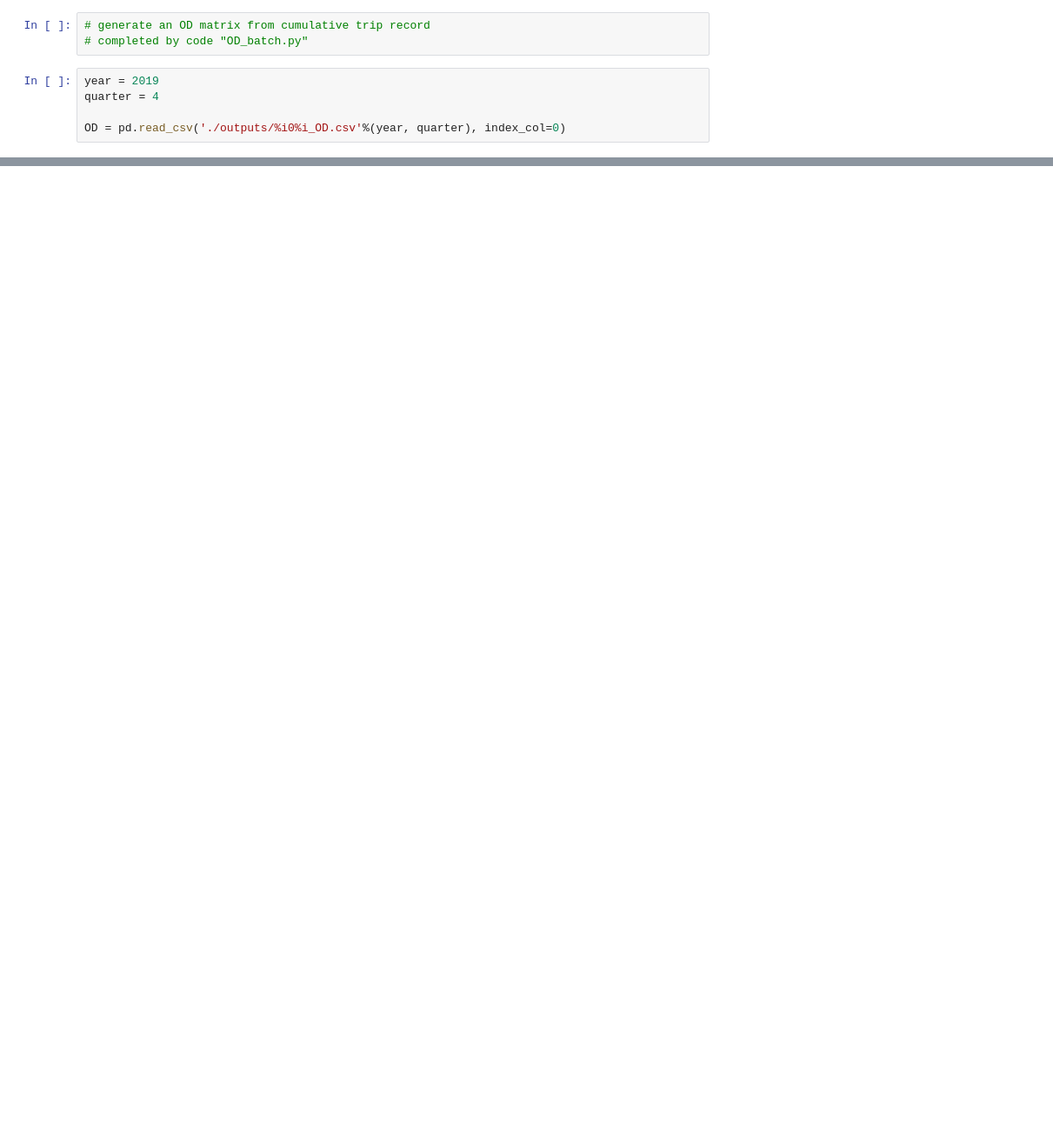
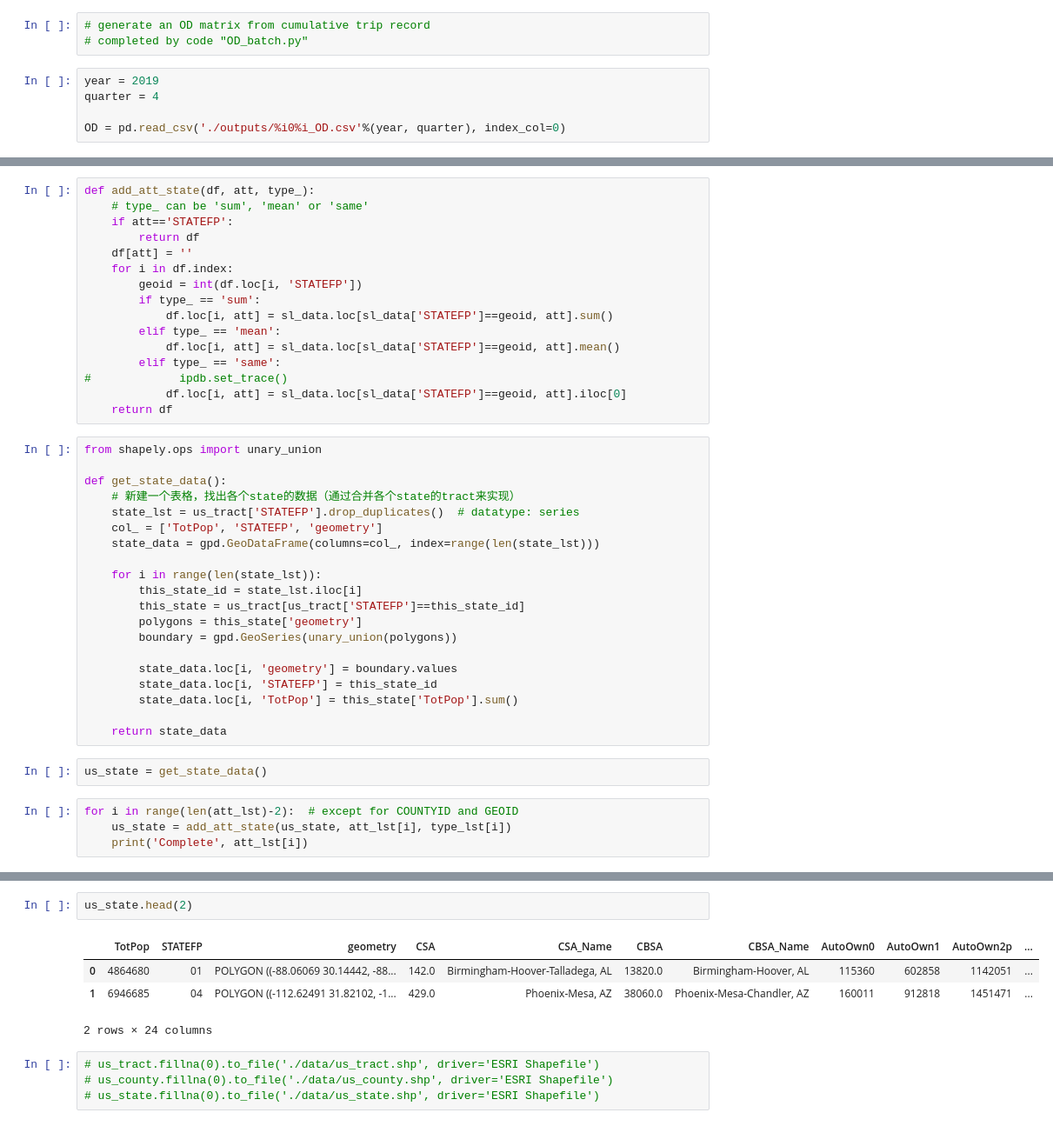
Before and after one commit to khzhang2/Air_Traffic, a Jupyter notebook: Data_Processing.ipynb, the cells around one changed output, grey strips where cells are left out. Shown: that part at 87% size. Drawn from its saved outputs; the diff is of its cells as text; blank space fills up the shorter version.

```diff
--- a/Data_Processing.ipynb
+++ b/Data_Processing.ipynb
@@ -50,0 +202,42 @@ w, v = np.linalg.eig(OD_np)
+# %%
+def add_att_state(df, att, type_):
+    # type_ can be 'sum', 'mean' or 'same'
+    if att=='STATEFP':
+        return df
+    df[att] = ''
+    for i in df.index:
+        geoid = int(df.loc[i, 'STATEFP'])
+        if type_ == 'sum':
+            df.loc[i, att] = sl_data.loc[sl_data['STATEFP']==geoid, att].sum()
+        elif type_ == 'mean':
+            df.loc[i, att] = sl_data.loc[sl_data['STATEFP']==geoid, att].mean()
+        elif type_ == 'same':
+#             ipdb.set_trace()
+            df.loc[i, att] = sl_data.loc[sl_data['STATEFP']==geoid, att].iloc[0]
+    return df
+# %%
+from shapely.ops import unary_union
+
+def get_state_data():
+    # 新建一个表格，找出各个state的数据（通过合并各个state的tract来实现）
+    state_lst = us_tract['STATEFP'].drop_duplicates()  # datatype: series
+    col_ = ['TotPop', 'STATEFP', 'geometry']
+    state_data = gpd.GeoDataFrame(columns=col_, index=range(len(state_lst)))
+
+    for i in range(len(state_lst)):
+        this_state_id = state_lst.iloc[i]
+        this_state = us_tract[us_tract['STATEFP']==this_state_id]
+        polygons = this_state['geometry']
+        boundary = gpd.GeoSeries(unary_union(polygons))
+
+        state_data.loc[i, 'geometry'] = boundary.values
+        state_data.loc[i, 'STATEFP'] = this_state_id
+        state_data.loc[i, 'TotPop'] = this_state['TotPop'].sum()
+
+    return state_data
+# %%
+us_state = get_state_data()
+# %%
+for i in range(len(att_lst)-2):  # except for COUNTYID and GEOID
+    us_state = add_att_state(us_state, att_lst[i], type_lst[i])
+    print('Complete', att_lst[i])
@@ -50,0 +262,11 @@ w, v = np.linalg.eig(OD_np)
+# %%
+us_state.head(2)
+# %% [output]
+|  | TotPop | STATEFP | geometry | CSA | CSA_Name | CBSA | CBSA_Name | AutoOwn0 | AutoOwn1 | AutoOwn2p | ... |
+| 0 | 4864680 | 01 | POLYGON ((-88.06069 30.14442, -88... | 142.0 | Birmingham-Hoover-Talladega, AL | 13820.0 | Birmingham-Hoover, AL | 115360 | 602858 | 1142051 | ... |
+| 1 | 6946685 | 04 | POLYGON ((-112.62491 31.82102, -1... | 429.0 | Phoenix-Mesa, AZ | 38060.0 | Phoenix-Mesa-Chandler, AZ | 160011 | 912818 | 1451471 | ... |
+2 rows × 24 columns
+# %%
+# us_tract.fillna(0).to_file('./data/us_tract.shp', driver='ESRI Shapefile')
+# us_county.fillna(0).to_file('./data/us_county.shp', driver='ESRI Shapefile')
+# us_state.fillna(0).to_file('./data/us_state.shp', driver='ESRI Shapefile')
```
Also changed, not shown: parts of 26 cells of this notebook.
